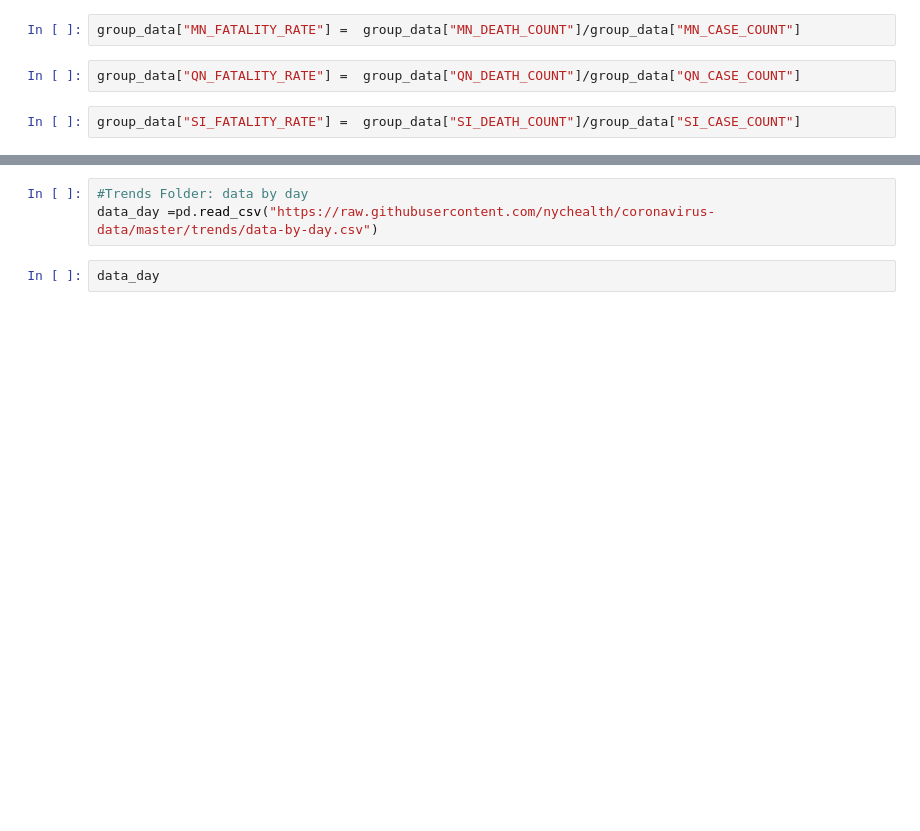
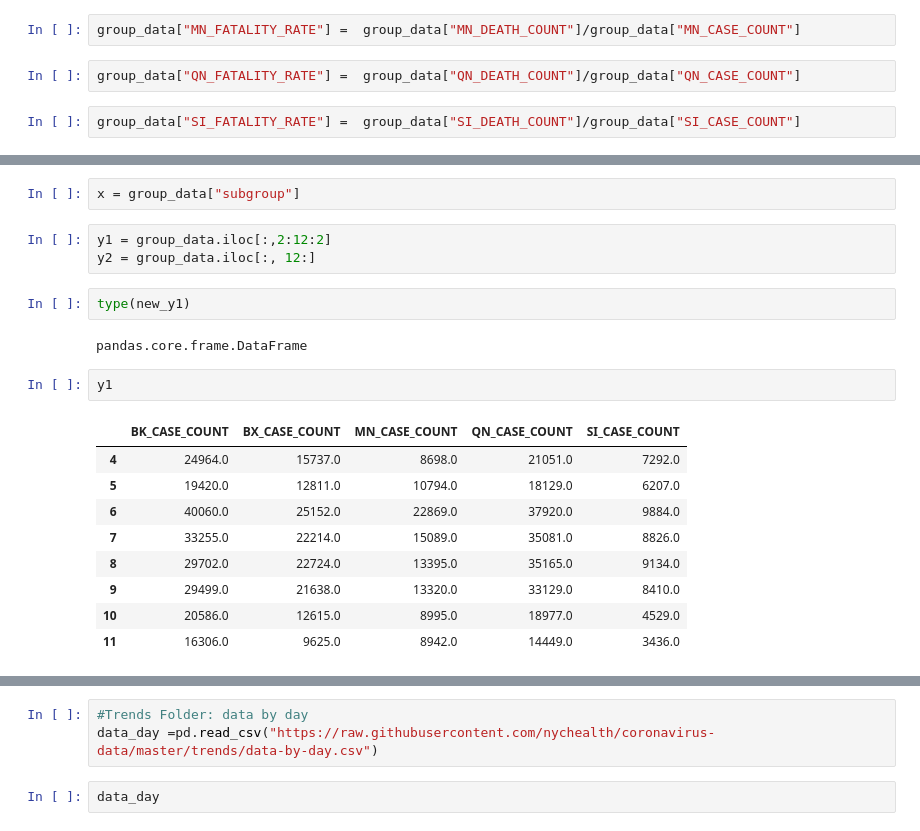
Before and after one commit to stanislava85/CovidReliefDashboard, a Jupyter notebook: second_diagram.ipynb, the cells around one changed output, grey strips where cells are left out. Saved outputs shown, nothing was run; the diff lists cells and outputs as text; blank space fills up the shorter version.

```diff
--- a/second_diagram.ipynb
+++ b/second_diagram.ipynb
@@ -124,0 +126,21 @@ group_data
+# %%
+x = group_data["subgroup"]
+# %%
+y1 = group_data.iloc[:,2:12:2]
+y2 = group_data.iloc[:, 12:]
+# %%
+type(new_y1)
+# %% [output]
+pandas.core.frame.DataFrame
+# %%
+y1
+# %% [output]
+|  | BK_CASE_COUNT | BX_CASE_COUNT | MN_CASE_COUNT | QN_CASE_COUNT | SI_CASE_COUNT |
+| 4 | 24964.0 | 15737.0 | 8698.0 | 21051.0 | 7292.0 |
+| 5 | 19420.0 | 12811.0 | 10794.0 | 18129.0 | 6207.0 |
+| 6 | 40060.0 | 25152.0 | 22869.0 | 37920.0 | 9884.0 |
+| 7 | 33255.0 | 22214.0 | 15089.0 | 35081.0 | 8826.0 |
+| 8 | 29702.0 | 22724.0 | 13395.0 | 35165.0 | 9134.0 |
+| 9 | 29499.0 | 21638.0 | 13320.0 | 33129.0 | 8410.0 |
+| 10 | 20586.0 | 12615.0 | 8995.0 | 18977.0 | 4529.0 |
+| 11 | 16306.0 | 9625.0 | 8942.0 | 14449.0 | 3436.0 |
```
Also changed, not shown: parts of 16 cells of this notebook.
